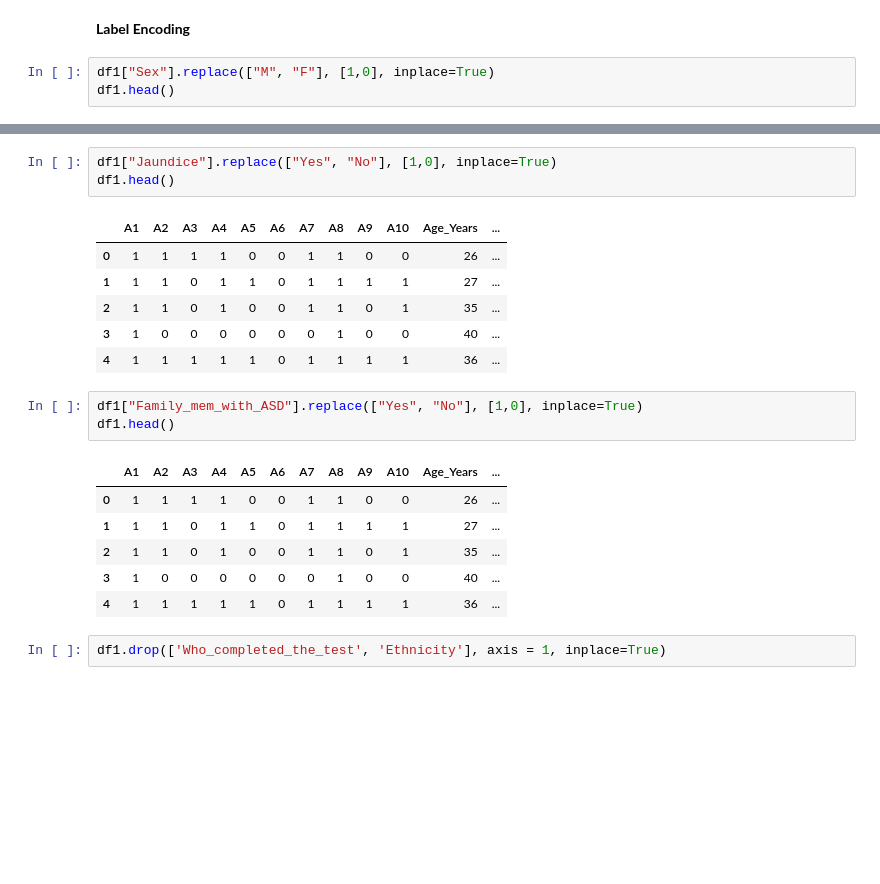
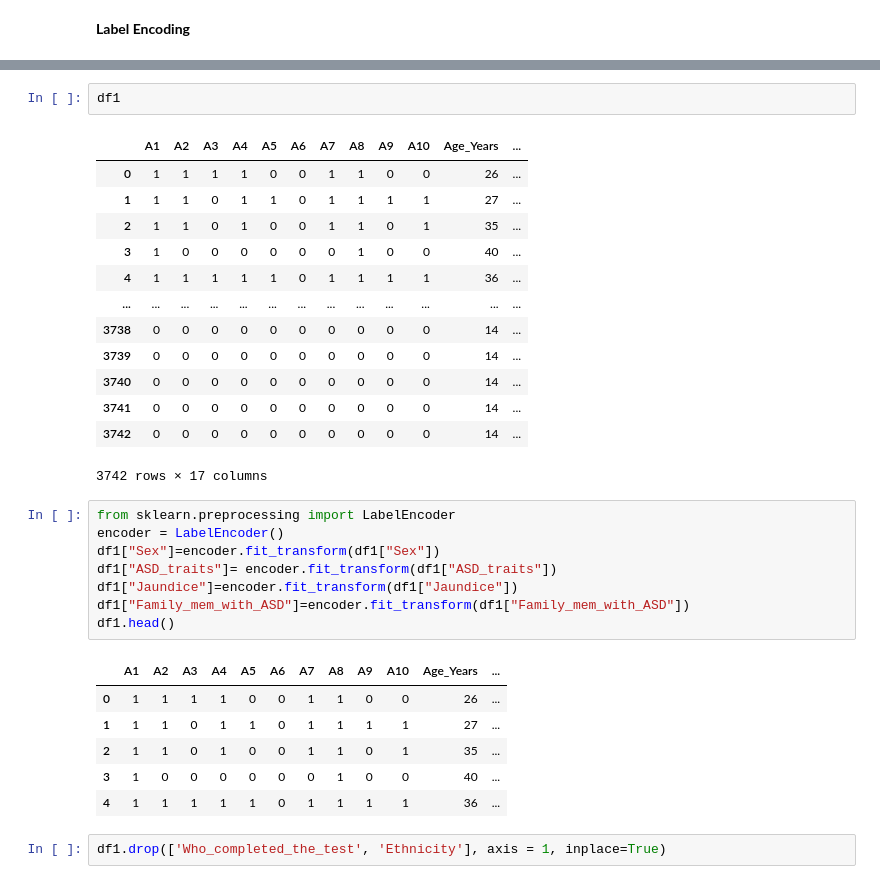
Before and after one commit to Chaitanya204/University-Project, a Jupyter notebook: Predicting and Diagnosing Autism Spectrum Disorder (ASD) Using Machine Learning Models.ipynb, the cells around one changed output, grey strips where cells are left out. Cells and saved outputs as stored; diff of their text form; blank space fills up the shorter version.

```diff
--- a/Predicting and Diagnosing Autism Spectrum Disorder (ASD) Using Machine Learning Models.ipynb
+++ b/Predicting and Diagnosing Autism Spectrum Disorder (ASD) Using Machine Learning Models.ipynb
@@ -224,6 +190,3 @@ plt.xticks(rotation = 75)
 [figure]
 # %% [markdown]
 **Label Encoding**
-# %%
-df1["Sex"].replace(["M", "F"], [1,0], inplace=True)
-df1.head()
@@ -247,23 +193,34 @@ df1.head()
-# %%
-df1["Jaundice"].replace(["Yes", "No"], [1,0], inplace=True)
-df1.head()
-# %% [output]
-|  | A1 | A2 | A3 | A4 | A5 | A6 | A7 | A8 | A9 | A10 | Age_Years | ... |
-| 0 | 1 | 1 | 1 | 1 | 0 | 0 | 1 | 1 | 0 | 0 | 26 | ... |
-| 1 | 1 | 1 | 0 | 1 | 1 | 0 | 1 | 1 | 1 | 1 | 27 | ... |
-| 2 | 1 | 1 | 0 | 1 | 0 | 0 | 1 | 1 | 0 | 1 | 35 | ... |
-| 3 | 1 | 0 | 0 | 0 | 0 | 0 | 0 | 1 | 0 | 0 | 40 | ... |
-| 4 | 1 | 1 | 1 | 1 | 1 | 0 | 1 | 1 | 1 | 1 | 36 | ... |
-# %%
-df1["Family_mem_with_ASD"].replace(["Yes", "No"], [1,0], inplace=True)
-df1.head()
-# %% [output]
-|  | A1 | A2 | A3 | A4 | A5 | A6 | A7 | A8 | A9 | A10 | Age_Years | ... |
-| 0 | 1 | 1 | 1 | 1 | 0 | 0 | 1 | 1 | 0 | 0 | 26 | ... |
-| 1 | 1 | 1 | 0 | 1 | 1 | 0 | 1 | 1 | 1 | 1 | 27 | ... |
-| 2 | 1 | 1 | 0 | 1 | 0 | 0 | 1 | 1 | 0 | 1 | 35 | ... |
-| 3 | 1 | 0 | 0 | 0 | 0 | 0 | 0 | 1 | 0 | 0 | 40 | ... |
-| 4 | 1 | 1 | 1 | 1 | 1 | 0 | 1 | 1 | 1 | 1 | 36 | ... |
+# %%
+df1
+# %% [output]
+|  | A1 | A2 | A3 | A4 | A5 | A6 | A7 | A8 | A9 | A10 | Age_Years | ... |
+| 0 | 1 | 1 | 1 | 1 | 0 | 0 | 1 | 1 | 0 | 0 | 26 | ... |
+| 1 | 1 | 1 | 0 | 1 | 1 | 0 | 1 | 1 | 1 | 1 | 27 | ... |
+| 2 | 1 | 1 | 0 | 1 | 0 | 0 | 1 | 1 | 0 | 1 | 35 | ... |
+| 3 | 1 | 0 | 0 | 0 | 0 | 0 | 0 | 1 | 0 | 0 | 40 | ... |
+| 4 | 1 | 1 | 1 | 1 | 1 | 0 | 1 | 1 | 1 | 1 | 36 | ... |
+| ... | ... | ... | ... | ... | ... | ... | ... | ... | ... | ... | ... | ... |
+| 3738 | 0 | 0 | 0 | 0 | 0 | 0 | 0 | 0 | 0 | 0 | 14 | ... |
+| 3739 | 0 | 0 | 0 | 0 | 0 | 0 | 0 | 0 | 0 | 0 | 14 | ... |
+| 3740 | 0 | 0 | 0 | 0 | 0 | 0 | 0 | 0 | 0 | 0 | 14 | ... |
+| 3741 | 0 | 0 | 0 | 0 | 0 | 0 | 0 | 0 | 0 | 0 | 14 | ... |
+| 3742 | 0 | 0 | 0 | 0 | 0 | 0 | 0 | 0 | 0 | 0 | 14 | ... |
+3742 rows × 17 columns
+# %%
+from sklearn.preprocessing import LabelEncoder
+encoder = LabelEncoder()
+df1["Sex"]=encoder.fit_transform(df1["Sex"])
+df1["ASD_traits"]= encoder.fit_transform(df1["ASD_traits"])
+df1["Jaundice"]=encoder.fit_transform(df1["Jaundice"])
+df1["Family_mem_with_ASD"]=encoder.fit_transform(df1["Family_mem_with_ASD"])
+df1.head()
+# %% [output]
+|  | A1 | A2 | A3 | A4 | A5 | A6 | A7 | A8 | A9 | A10 | Age_Years | ... |
+| 0 | 1 | 1 | 1 | 1 | 0 | 0 | 1 | 1 | 0 | 0 | 26 | ... |
+| 1 | 1 | 1 | 0 | 1 | 1 | 0 | 1 | 1 | 1 | 1 | 27 | ... |
+| 2 | 1 | 1 | 0 | 1 | 0 | 0 | 1 | 1 | 0 | 1 | 35 | ... |
+| 3 | 1 | 0 | 0 | 0 | 0 | 0 | 0 | 1 | 0 | 0 | 40 | ... |
+| 4 | 1 | 1 | 1 | 1 | 1 | 0 | 1 | 1 | 1 | 1 | 36 | ... |
 # %%
 df1.drop(['Who_completed_the_test', 'Ethnicity'], axis = 1, inplace=True)
 # %%
```
Also changed, not shown: parts of 126 cells of this notebook, 3 other files.
